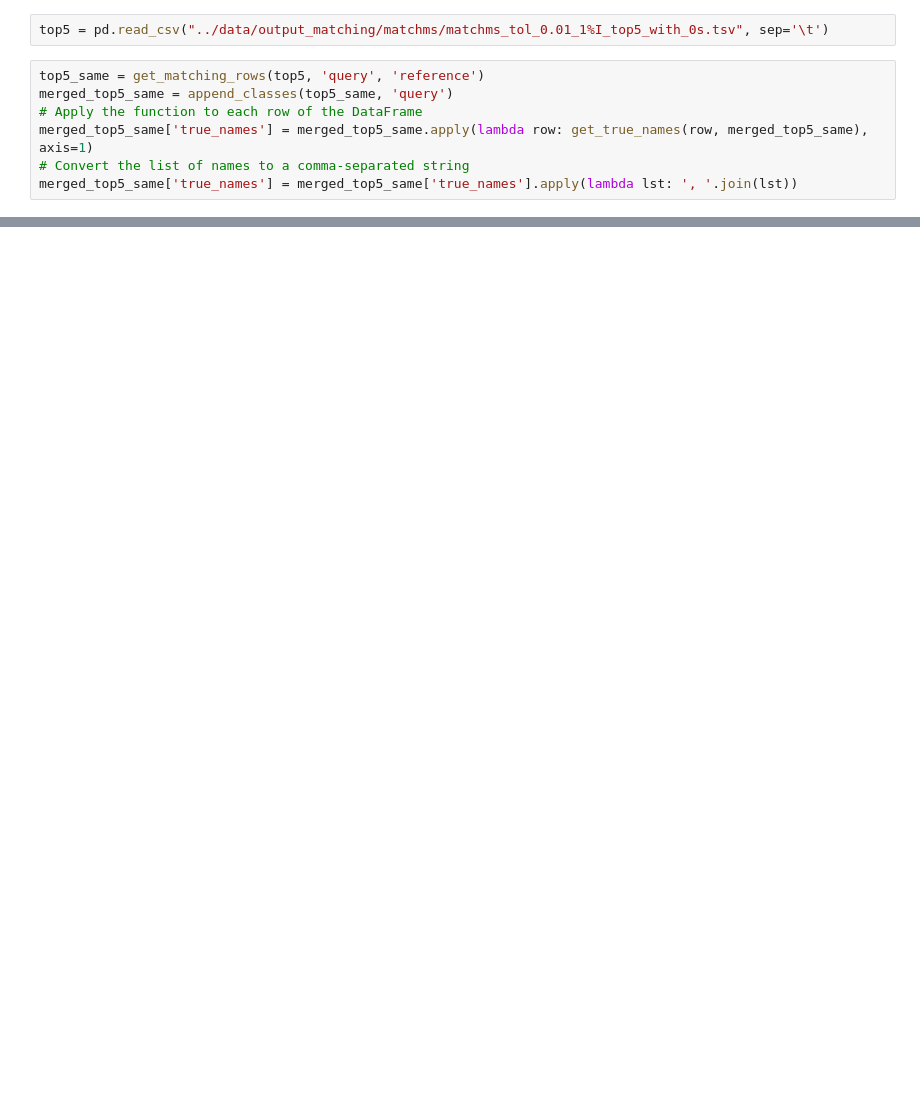
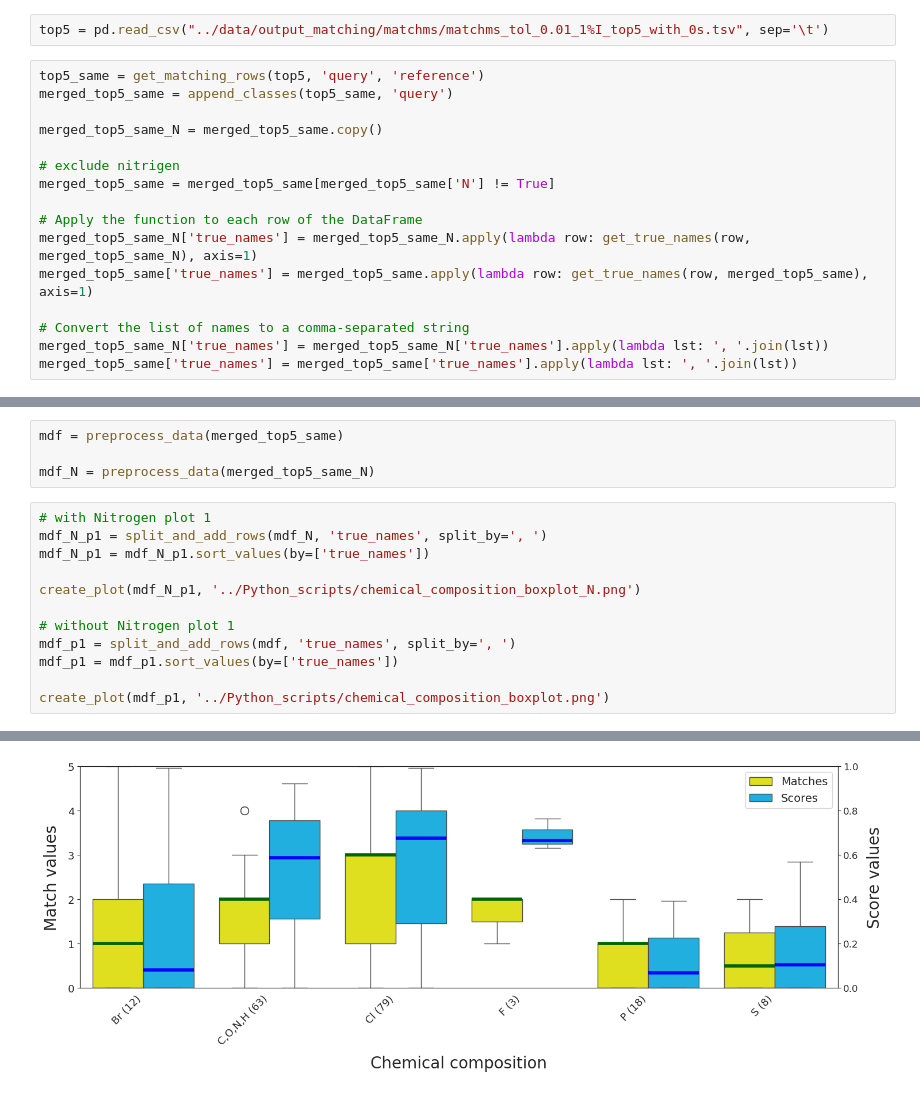
Before and after one commit to RECETOX/ei_spectra_predictions, a Jupyter notebook: analysis/Python_scripts/chemical_composition_boxplot.ipynb, the cells around one changed output, grey strips where cells are left out. Drawn from its saved outputs; the diff is of its cells as text; blank space fills up the shorter version.

Commit message:
updated boxplots

```diff
--- a/analysis/Python_scripts/chemical_composition_boxplot.ipynb
+++ b/analysis/Python_scripts/chemical_composition_boxplot.ipynb
@@ -11,8 +5,17 @@ top5 = pd.read_csv("../data/output_matching/matchms/matchms_tol_0.01_1%I_top5_wi
 # %%
 top5_same = get_matching_rows(top5, 'query', 'reference')
 merged_top5_same = append_classes(top5_same, 'query')
+
+merged_top5_same_N = merged_top5_same.copy()
+
+# exclude nitrigen
+merged_top5_same = merged_top5_same[merged_top5_same['N'] != True]
+
 # Apply the function to each row of the DataFrame
+merged_top5_same_N['true_names'] = merged_top5_same_N.apply(lambda row: get_true_names(row, merged_top5_same_N), axis=1)
 merged_top5_same['true_names'] = merged_top5_same.apply(lambda row: get_true_names(row, merged_top5_same), axis=1)
+
 # Convert the list of names to a comma-separated string
+merged_top5_same_N['true_names'] = merged_top5_same_N['true_names'].apply(lambda lst: ', '.join(lst))
 merged_top5_same['true_names'] = merged_top5_same['true_names'].apply(lambda lst: ', '.join(lst))
 # %% [output]
@@ -191,0 +37,17 @@ plt.close()
+# %%
+mdf = preprocess_data(merged_top5_same)
+
+mdf_N = preprocess_data(merged_top5_same_N)
+# %%
+# with Nitrogen plot 1
+mdf_N_p1 = split_and_add_rows(mdf_N, 'true_names', split_by=', ')
+mdf_N_p1 = mdf_N_p1.sort_values(by=['true_names'])
+
+create_plot(mdf_N_p1, '../Python_scripts/chemical_composition_boxplot_N.png')
+
+# without Nitrogen plot 1
+mdf_p1 = split_and_add_rows(mdf, 'true_names', split_by=', ')
+mdf_p1 = mdf_p1.sort_values(by=['true_names'])
+
+create_plot(mdf_p1, '../Python_scripts/chemical_composition_boxplot.png')
+# %% [output]
@@ -191,0 +55 @@ plt.close()
+[figure, added]
```
Also changed, not shown: parts of 7 cells of this notebook, 5 other files.
